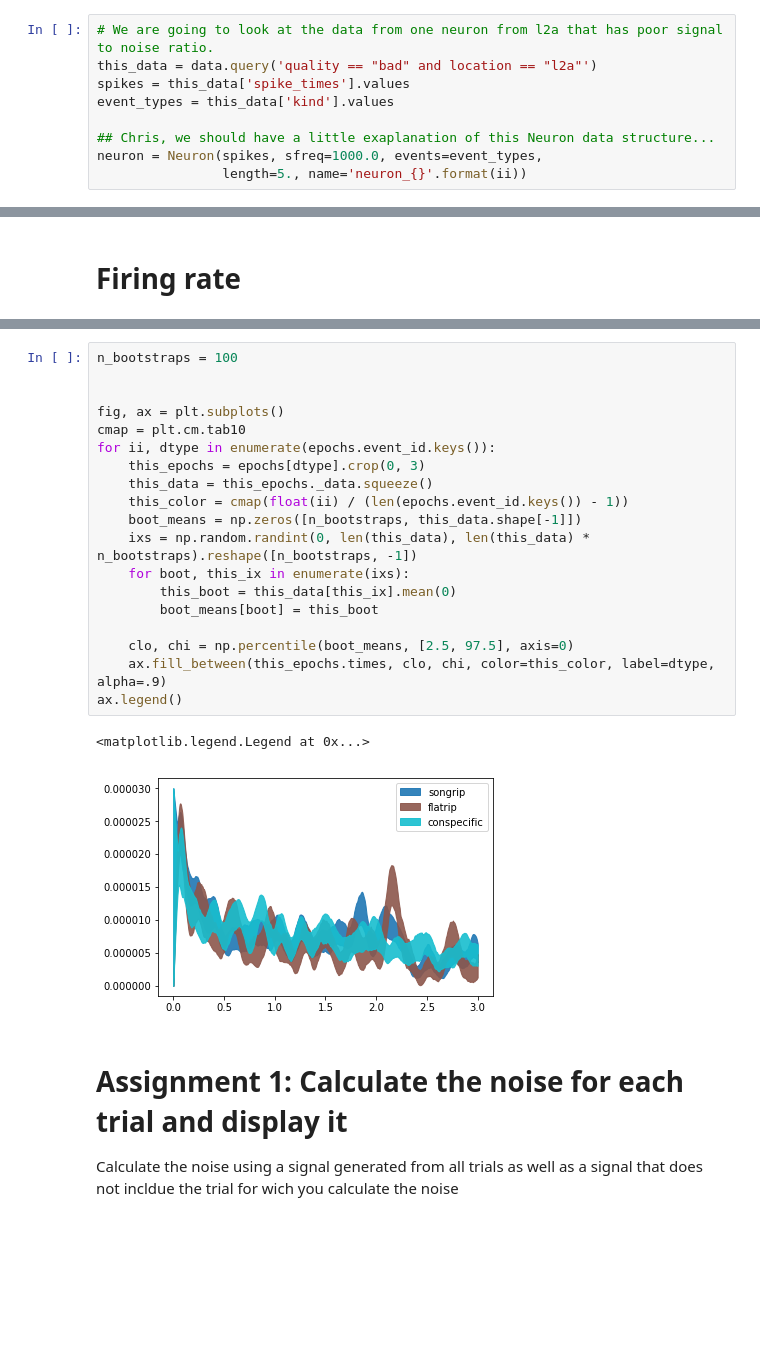
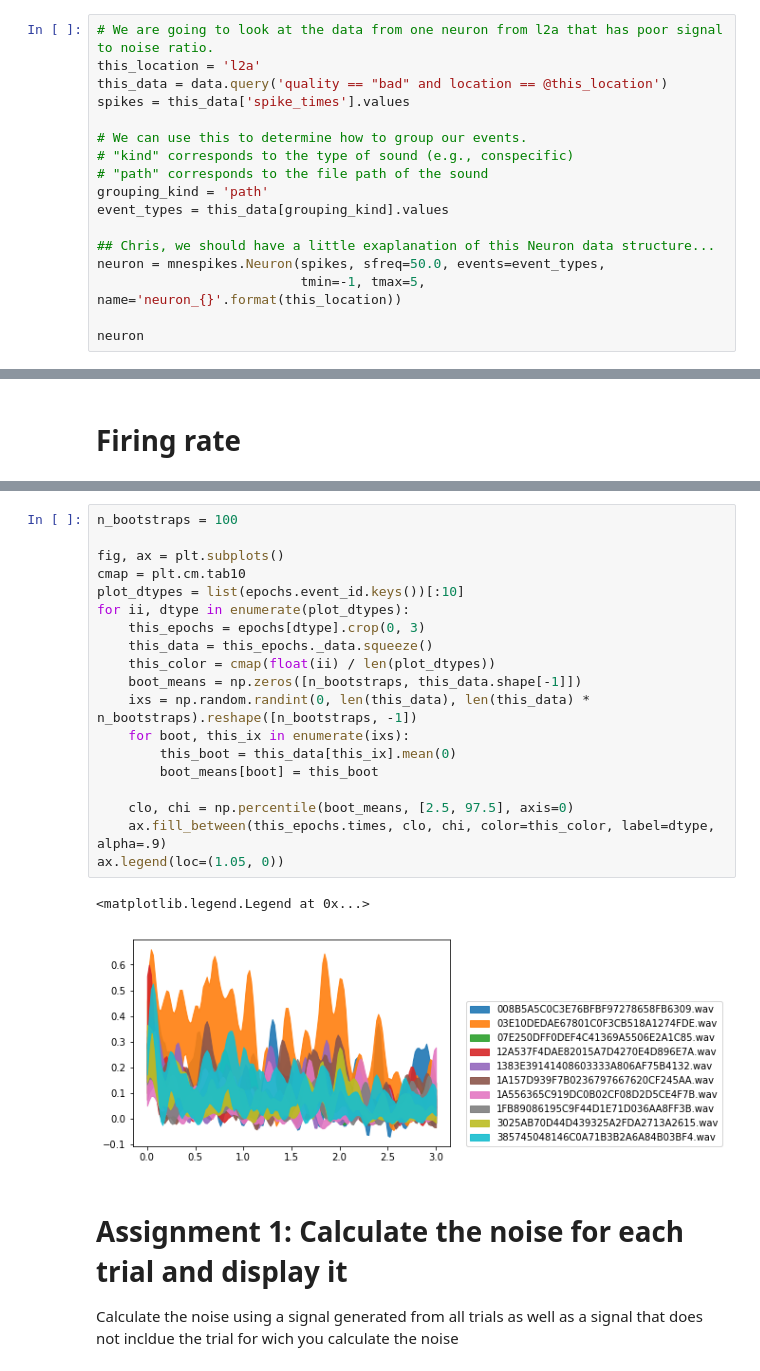
Before and after one commit to theunissenlab/crcns, a Jupyter notebook: python/needs_review/tutorial-coherence.ipynb, the cells around one changed output, grey strips where cells are left out. Saved outputs shown, nothing was run; the diff lists cells and outputs as text; blank space fills up the shorter version.

```diff
--- a/python/needs_review/tutorial-coherence.ipynb
+++ b/python/needs_review/tutorial-coherence.ipynb
@@ -168,9 +221,17 @@ Neuronal spiking data is essentially a collection of times, with each timepoint
 # %%
 # We are going to look at the data from one neuron from l2a that has poor signal to noise ratio.
-this_data = data.query('quality == "bad" and location == "l2a"')
+this_location = 'l2a'
+this_data = data.query('quality == "bad" and location == @this_location')
 spikes = this_data['spike_times'].values
-event_types = this_data['kind'].values
+
+# We can use this to determine how to group our events.
+# "kind" corresponds to the type of sound (e.g., conspecific)
+# "path" corresponds to the file path of the sound
+grouping_kind = 'path'
+event_types = this_data[grouping_kind].values
 
 ## Chris, we should have a little exaplanation of this Neuron data structure...
-neuron = Neuron(spikes, sfreq=1000.0, events=event_types,
-                length=5., name='neuron_{}'.format(ii))
+neuron = mnespikes.Neuron(spikes, sfreq=50.0, events=event_types,
+                          tmin=-1, tmax=5, name='neuron_{}'.format(this_location))
+
+neuron
@@ -210,25 +289,25 @@ Filter length of 3300 samples (3.300 sec) selected
 # %%
 n_bootstraps = 100
 
-
 fig, ax = plt.subplots()
 cmap = plt.cm.tab10
-for ii, dtype in enumerate(epochs.event_id.keys()):
+plot_dtypes = list(epochs.event_id.keys())[:10]
+for ii, dtype in enumerate(plot_dtypes):
     this_epochs = epochs[dtype].crop(0, 3)
     this_data = this_epochs._data.squeeze()
-    this_color = cmap(float(ii) / (len(epochs.event_id.keys()) - 1))
+    this_color = cmap(float(ii) / len(plot_dtypes))
     boot_means = np.zeros([n_bootstraps, this_data.shape[-1]])
     ixs = np.random.randint(0, len(this_data), len(this_data) * n_bootstraps).reshape([n_bootstraps, -1])
     for boot, this_ix in enumerate(ixs):
         this_boot = this_data[this_ix].mean(0)
         boot_means[boot] = this_boot
 
     clo, chi = np.percentile(boot_means, [2.5, 97.5], axis=0)
     ax.fill_between(this_epochs.times, clo, chi, color=this_color, label=dtype, alpha=.9)
-ax.legend()
+ax.legend(loc=(1.05, 0))
 # %% [output]
 <matplotlib.legend.Legend at 0x...>
-[figure, old version]
+[figure, new version]
 # %% [markdown]
 # Assignment 1: Calculate the noise for each trial and display it
 
```
Also changed, not shown: parts of 36 cells of this notebook.
